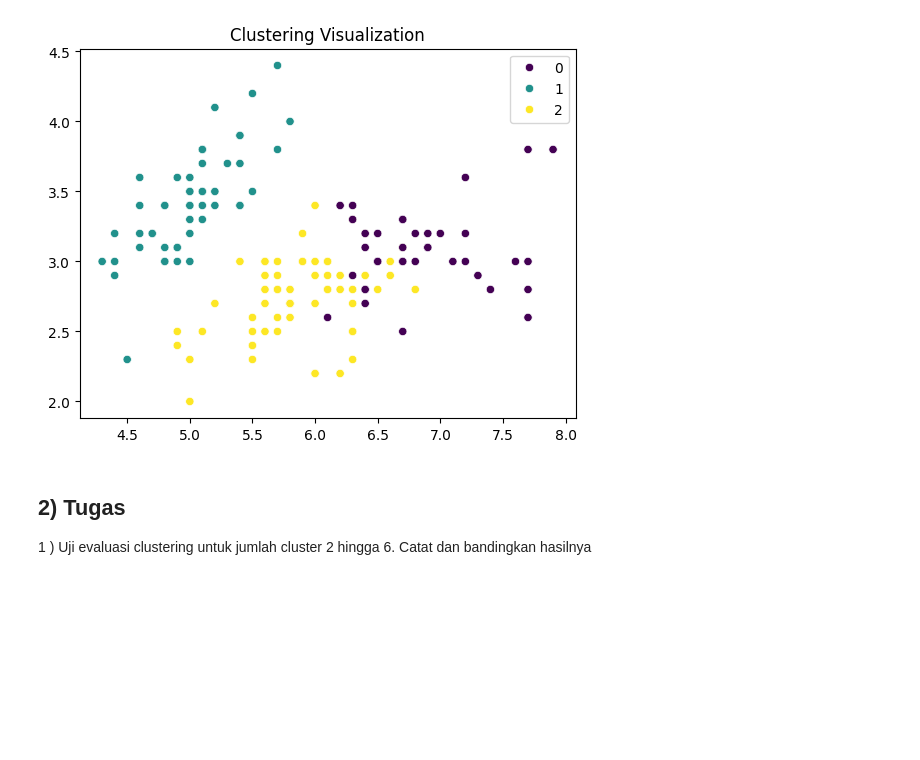
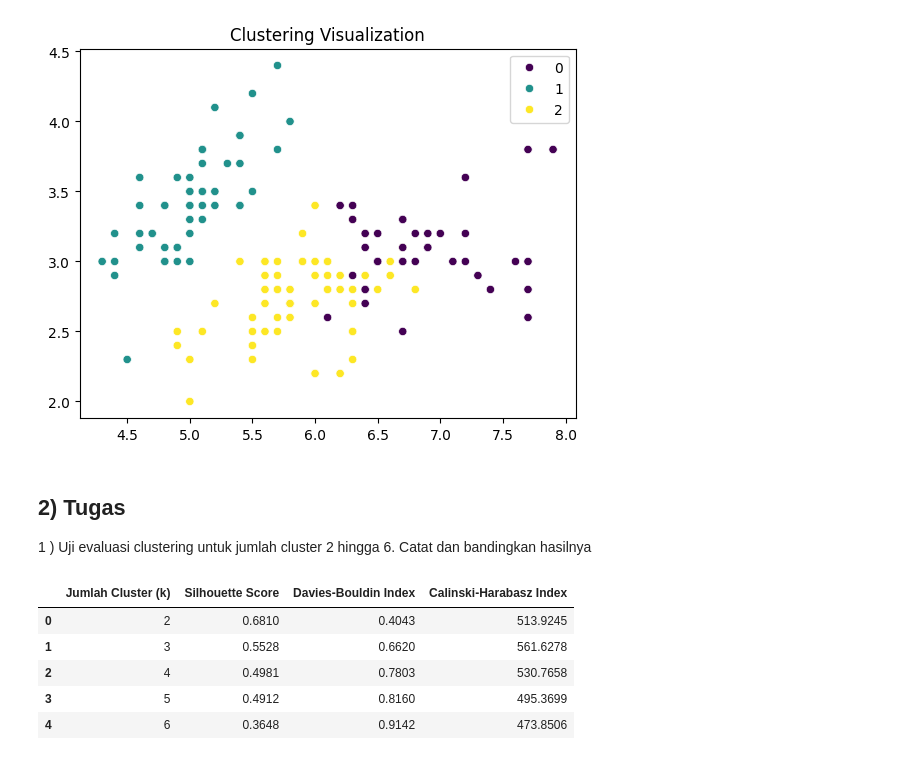
Before and after one commit to helloohowareyu/Praktikum-Kecerdasan-Artifisial-Lanjut, a Jupyter notebook: Praktikum_8_K_Means_dan_DBSCAN_Soal.ipynb, the cells around one changed output. Saved outputs shown, nothing was run; the diff lists cells and outputs as text; code cells hidden in the pictures; blank space fills up the shorter version.

```diff
--- a/Praktikum_8_K_Means_dan_DBSCAN_Soal.ipynb
+++ b/Praktikum_8_K_Means_dan_DBSCAN_Soal.ipynb
@@ -69,3 +69,32 @@ plt.show()
 ## 2) Tugas
 
 1 ) Uji evaluasi clustering untuk jumlah cluster 2 hingga 6. Catat dan bandingkan hasilnya
+# %%
+results = []
+
+k_values = range(2, 7)
+
+for k in k_values:
+  kmeans = KMeans(n_clusters=k, random_state=42, n_init=10)
+  labels = kmeans.fit_predict(X)
+
+  sil_score = silhouette_score(X, labels)
+  ch_score = calinski_harabasz_score(X, labels)
+  db_index = davies_bouldin_score(X, labels)
+
+  results.append({
+        'Jumlah Cluster (k)': k,
+        'Silhouette Score': round(sil_score , 4),
+        'Davies-Bouldin Index': round(db_index, 4),
+        'Calinski-Harabasz Index': round(ch_score, 4)
+    })
+
+results_df = pd.DataFrame(results)
+display(results_df)
+# %% [output]
+|  | Jumlah Cluster (k) | Silhouette Score | Davies-Bouldin Index | Calinski-Harabasz Index |
+| 0 | 2 | 0.6810 | 0.4043 | 513.9245 |
+| 1 | 3 | 0.5528 | 0.6620 | 561.6278 |
+| 2 | 4 | 0.4981 | 0.7803 | 530.7658 |
+| 3 | 5 | 0.4912 | 0.8160 | 495.3699 |
+| 4 | 6 | 0.3648 | 0.9142 | 473.8506 |
```
Also changed, not shown: parts of 9 cells of this notebook.
